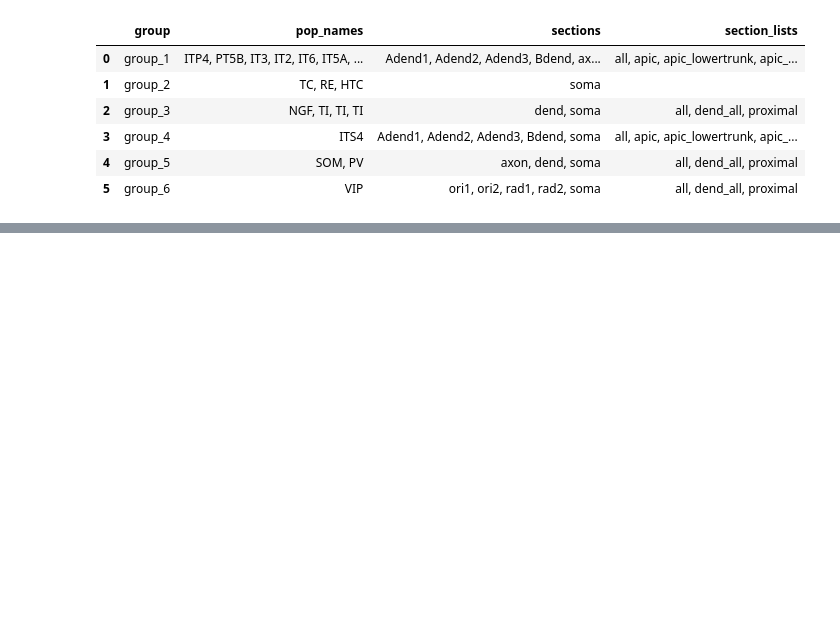
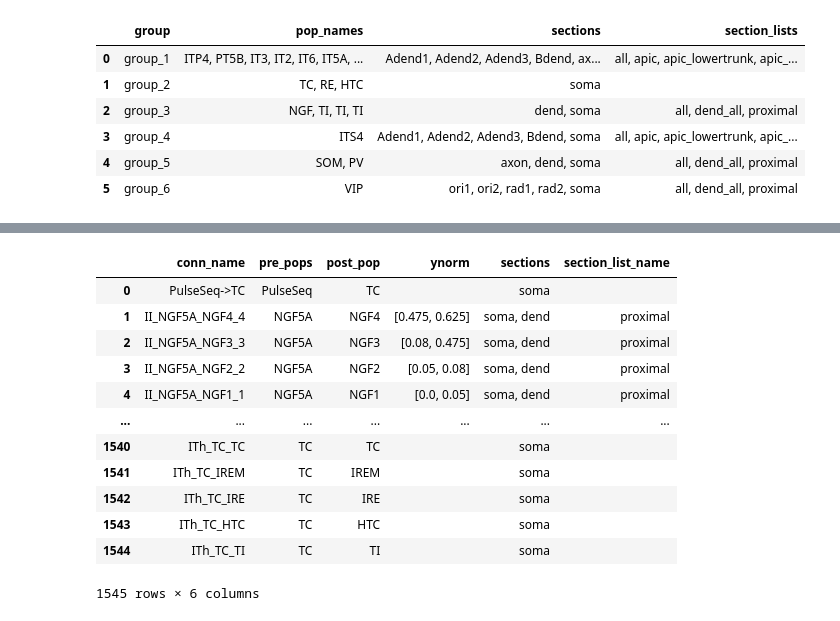
Before and after one commit to niknovikov19/A1-OUinp, a Jupyter notebook: analysis/model_utils/net_explore.ipynb, the cells around one changed output, grey strips where cells are left out. Cells and saved outputs as stored; diff of their text form; code cells hidden in the pictures; blank space fills up the shorter version.

```diff
--- a/analysis/model_utils/net_explore.ipynb
+++ b/analysis/model_utils/net_explore.ipynb
@@ -264,0 +629,32 @@ df
+# %%
+import numpy as np
+
+def _strip_frz(s):
+    if not isinstance(s, str) or not s:
+        return s
+    if s.endswith('frz'):
+        s = s[:-3]
+    return s
+
+df_ = df.copy()
+df_['pre_pops'] = df_['pre_pops'].apply(_strip_frz)
+
+n = np.asarray([len(x) for x in df_['pre_pops']])
+
+idx = np.argsort(n)[::-1]
+df_ = df_.iloc[idx].reset_index(drop=True)
+df_
+# %% [output]
+|  | conn_name | pre_pops | post_pop | ynorm | sections | section_list_name |
+| 0 | PulseSeq->TC | PulseSeq | TC |  | soma |  |
+| 1 | II_NGF5A_NGF4_4 | NGF5A | NGF4 | [0.475, 0.625] | soma, dend | proximal |
+| 2 | II_NGF5A_NGF3_3 | NGF5A | NGF3 | [0.08, 0.475] | soma, dend | proximal |
+| 3 | II_NGF5A_NGF2_2 | NGF5A | NGF2 | [0.05, 0.08] | soma, dend | proximal |
+| 4 | II_NGF5A_NGF1_1 | NGF5A | NGF1 | [0.0, 0.05] | soma, dend | proximal |
+| ... | ... | ... | ... | ... | ... | ... |
+| 1540 | ITh_TC_TC | TC | TC |  | soma |  |
+| 1541 | ITh_TC_IREM | TC | IREM |  | soma |  |
+| 1542 | ITh_TC_IRE | TC | IRE |  | soma |  |
+| 1543 | ITh_TC_HTC | TC | HTC |  | soma |  |
+| 1544 | ITh_TC_TI | TC | TI |  | soma |  |
+1545 rows × 6 columns
```
Also changed, not shown: parts of 7 cells of this notebook, 6 other files.
